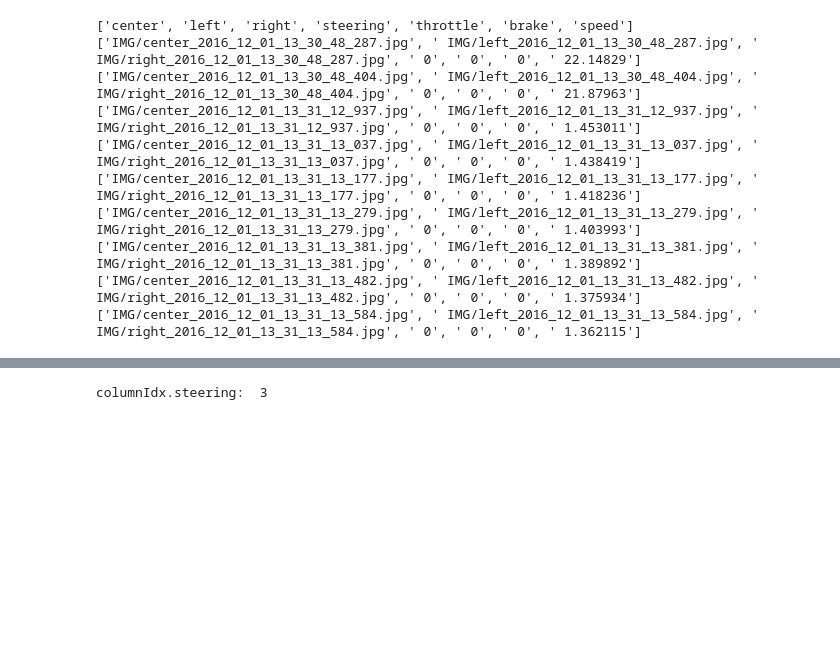
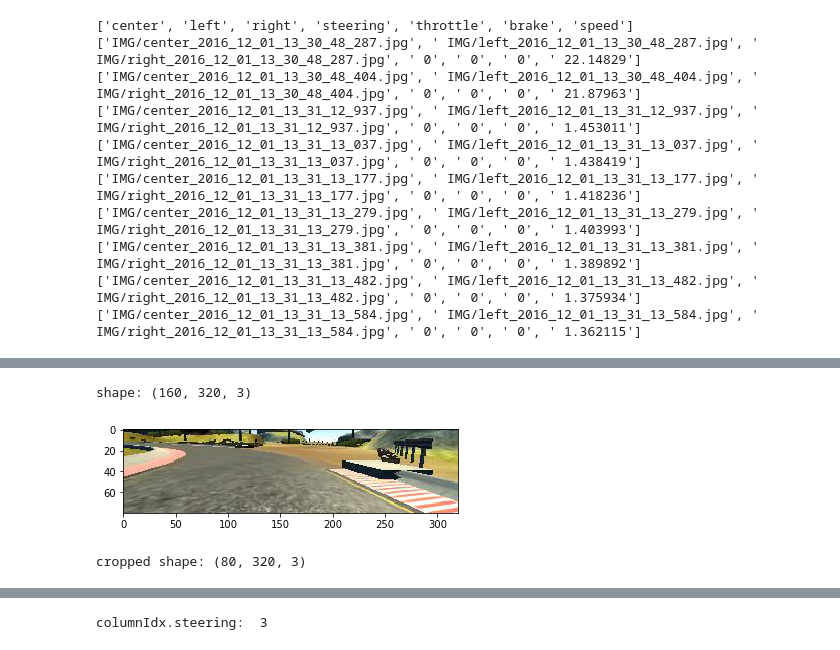
Before and after one commit to sunpochin/CarND-Behavioral-Cloning-P3, a Jupyter notebook: basicEDA.ipynb, the cells around one changed output, grey strips where cells are left out. Saved outputs shown, nothing was run; the diff lists cells and outputs as text; code cells hidden in the pictures; blank space fills up the shorter version.

```diff
--- a/basicEDA.ipynb
+++ b/basicEDA.ipynb
@@ -49 +104,15 @@ shape:  (160, 320, 3)
+# %%
+# See how the Cropping goes.
+print('shape:', img.shape )
+
+# In keras pipelin: model.add(Cropping2D(cropping=((50, 30), (0, 0)), input_shape = (row, col, ch) ) )
+# Could be less error prone if we can use the same function, or parameter.
+cropped = img[50 : img.shape[0] - 30, 0 : img.shape[1]]
+plt.imshow(cropped)
+plt.show()
+print('cropped shape:', cropped.shape )
+# %% [output]
+shape: (160, 320, 3)
+[figure, added]
+cropped shape: (80, 320, 3)
 # %%
```
Also changed, not shown: parts of 8 cells of this notebook, 11 other files.
